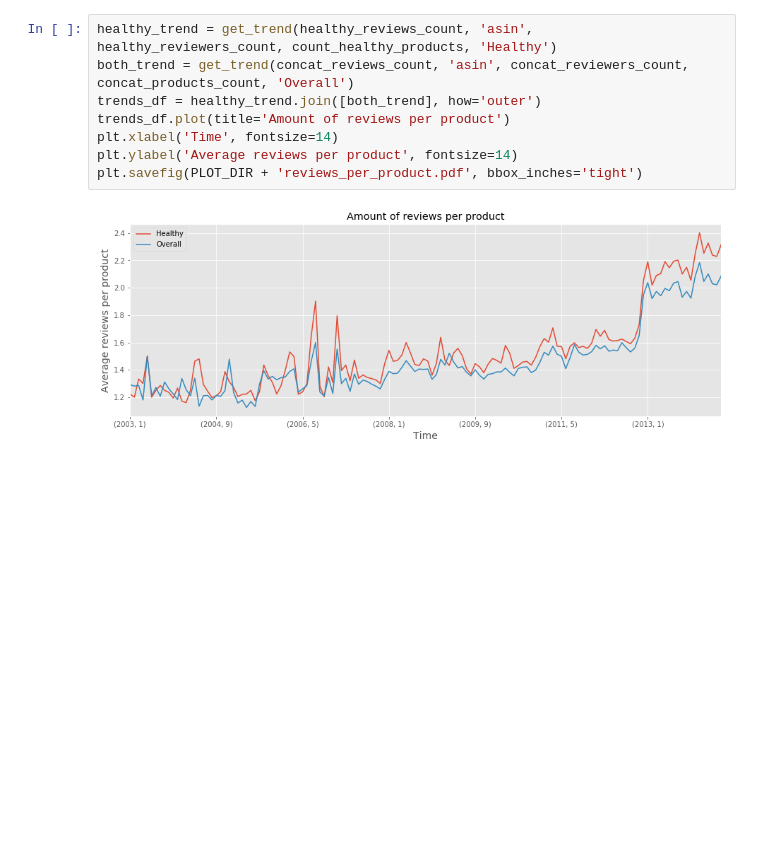
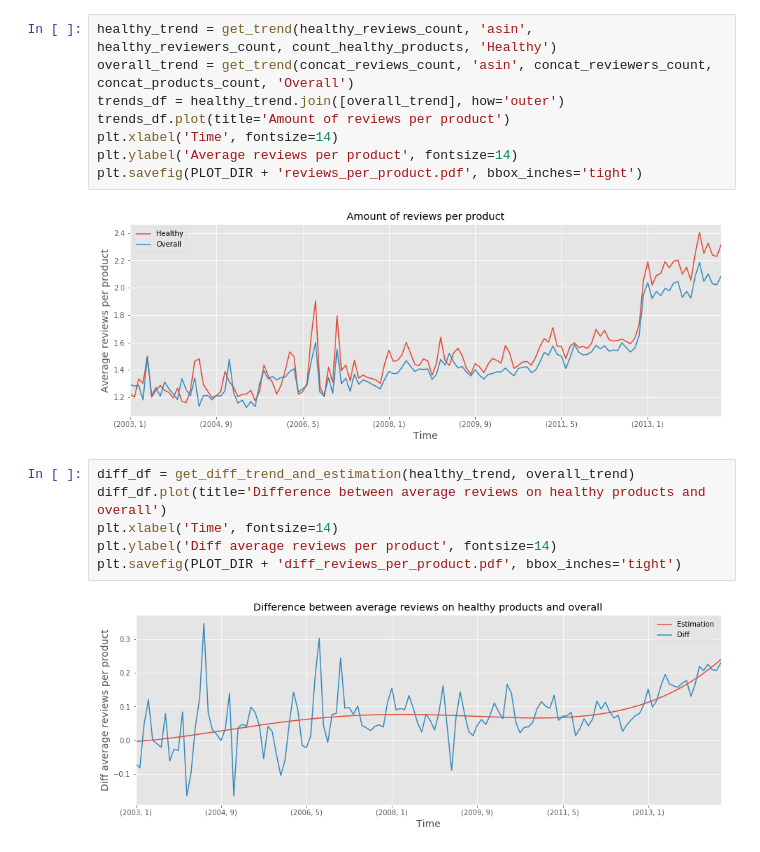
Before and after one commit to darioAnongba/EPFL-ADA, a Jupyter notebook: project/Report.ipynb, the cells around one changed output. Cells and saved outputs as stored; diff of their text form; blank space fills up the shorter version.

```diff
--- a/project/Report.ipynb
+++ b/project/Report.ipynb
@@ -313,11 +296,19 @@ concat_reviewers_count = get_reviewers_stat(concat_reviews_df)
 concat_products_count = get_products_stat(concat_reviews_df, concat_meta_df)
 # %%
 healthy_trend = get_trend(healthy_reviews_count, 'asin', healthy_reviewers_count, count_healthy_products, 'Healthy')
-both_trend = get_trend(concat_reviews_count, 'asin', concat_reviewers_count, concat_products_count, 'Overall')
-trends_df = healthy_trend.join([both_trend], how='outer')
+overall_trend = get_trend(concat_reviews_count, 'asin', concat_reviewers_count, concat_products_count, 'Overall')
+trends_df = healthy_trend.join([overall_trend], how='outer')
 trends_df.plot(title='Amount of reviews per product')
 plt.xlabel('Time', fontsize=14)
 plt.ylabel('Average reviews per product', fontsize=14)
 plt.savefig(PLOT_DIR + 'reviews_per_product.pdf', bbox_inches='tight')
 # %% [output]
 [figure]
+# %%
+diff_df = get_diff_trend_and_estimation(healthy_trend, overall_trend)
+diff_df.plot(title='Difference between average reviews on healthy products and overall')
+plt.xlabel('Time', fontsize=14)
+plt.ylabel('Diff average reviews per product', fontsize=14)
+plt.savefig(PLOT_DIR + 'diff_reviews_per_product.pdf', bbox_inches='tight')
+# %% [output]
+[figure, added]
```
Also changed, not shown: parts of 4 cells of this notebook, 15 other files.
